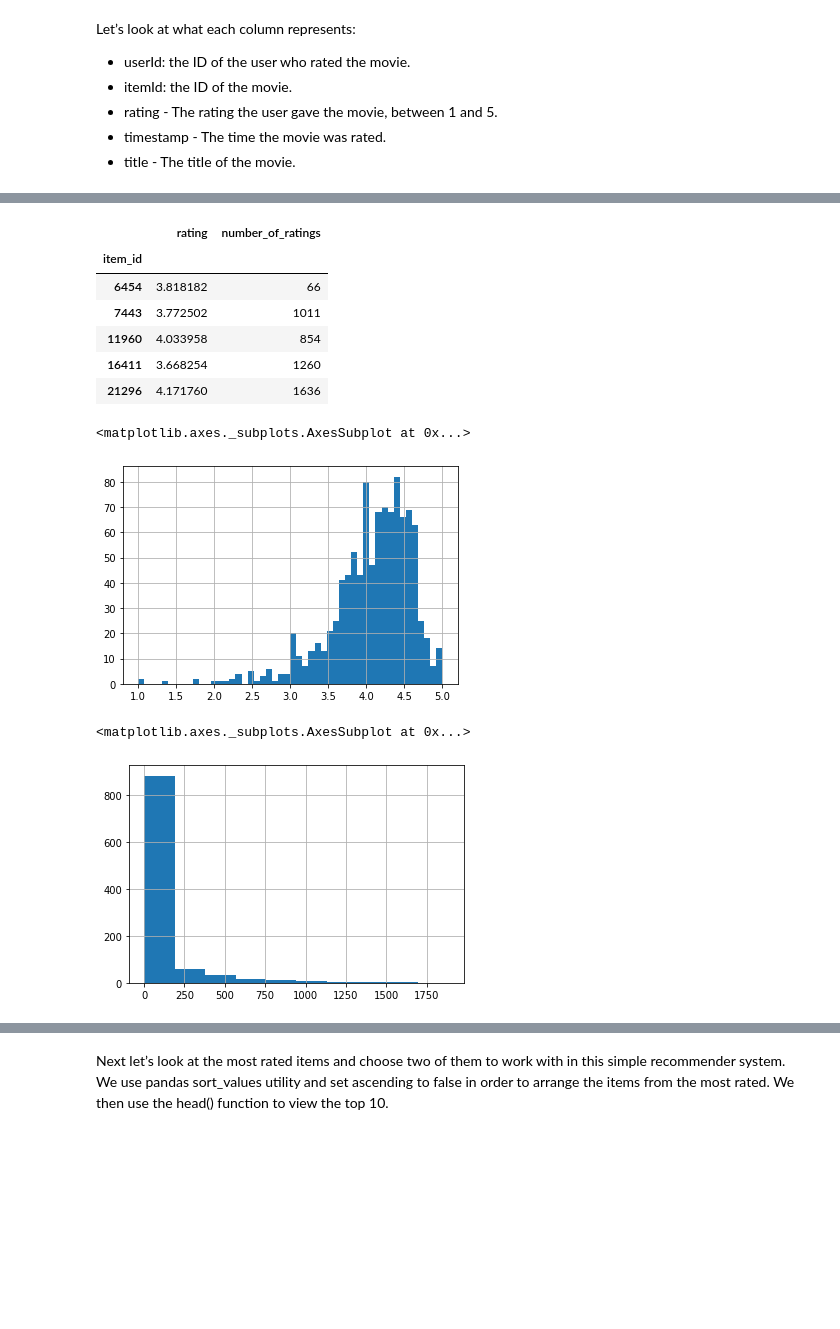
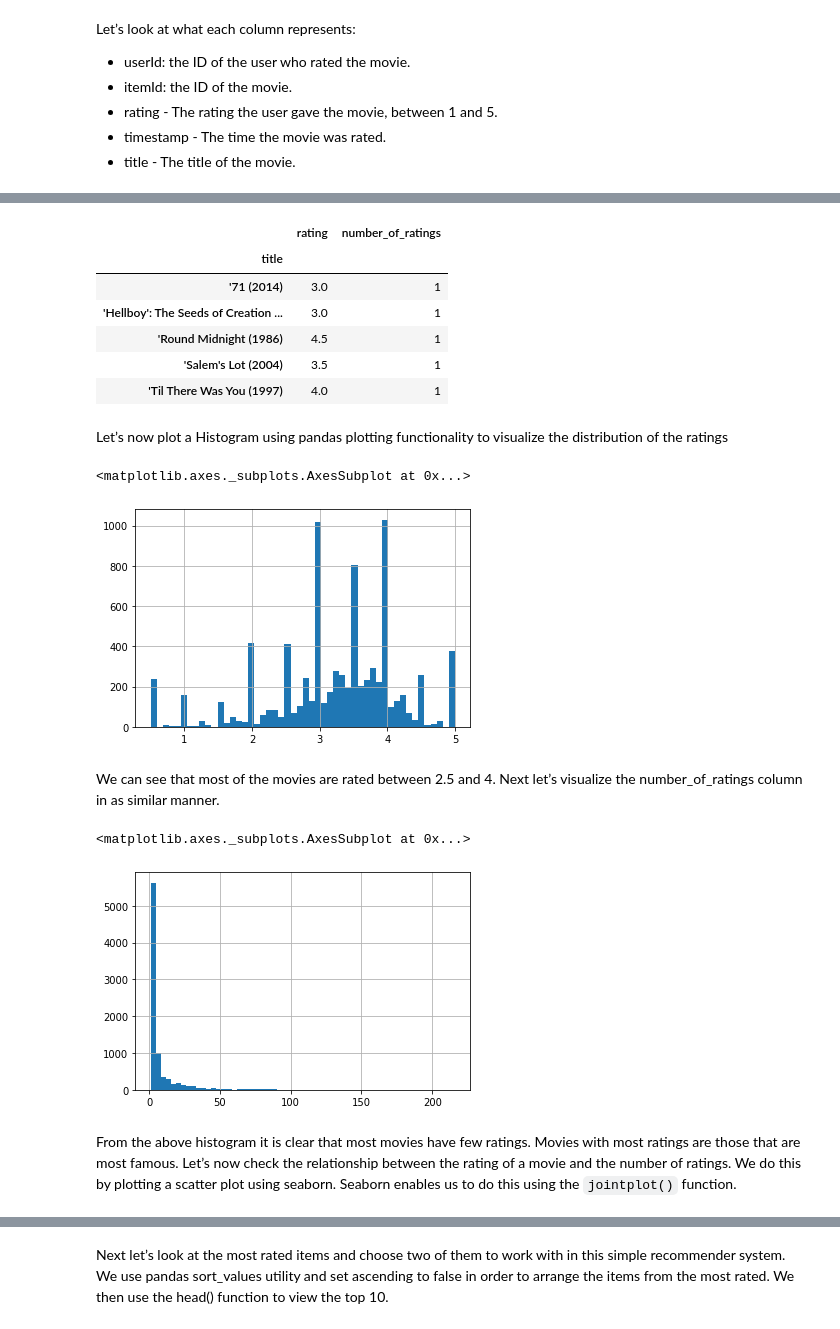
Before and after one commit to salma71/MSDS_SU2020, a Jupyter notebook: Recommender_system612/week_1/Basic_recommender_1.ipynb, the cells around one changed output, grey strips where cells are left out. Saved outputs shown, nothing was run; the diff lists cells and outputs as text; code cells hidden in the pictures; blank space fills up the shorter version.

```diff
--- a/Recommender_system612/week_1/Basic_recommender_1.ipynb
+++ b/Recommender_system612/week_1/Basic_recommender_1.ipynb
@@ -44,5 +56,5 @@ Let’s look at what each column represents:
 # %%
-ratings = pd.DataFrame(df.groupby('item_id')['rating'].mean())
-display(ratings.head())
+ratings = pd.DataFrame(df.groupby('title')['rating'].mean())
+ratings.head()
 # %% [output]
 |  | rating |
@@ -55,26 +69,33 @@ display(ratings.head())
 # %%
-ratings['number_of_ratings'] = df.groupby('item_id')['rating'].count()
+ratings['number_of_ratings'] = df.groupby('title')['rating'].count()
 ratings.head()
 # %% [output]
 |  | rating | number_of_ratings |
-| item_id |  |  |
-| 6454 | 3.818182 | 66 |
-| 7443 | 3.772502 | 1011 |
-| 11960 | 4.033958 | 854 |
-| 16411 | 3.668254 | 1260 |
-| 21296 | 4.171760 | 1636 |
+| title |  |  |
+| '71 (2014) | 3.0 | 1 |
+| 'Hellboy': The Seeds of Creation ... | 3.0 | 1 |
+| 'Round Midnight (1986) | 4.5 | 1 |
+| 'Salem's Lot (2004) | 3.5 | 1 |
+| 'Til There Was You (1997) | 4.0 | 1 |
+# %% [markdown]
+Let’s now plot a Histogram using pandas plotting functionality to visualize the distribution of the ratings
 # %%
 import matplotlib.pyplot as plt
 %matplotlib inline
 ratings['rating'].hist(bins=50)
 # %% [output]
 <matplotlib.axes._subplots.AxesSubplot at 0x...>
-[figure, old version]
+[figure, new version]
+# %% [markdown]
+We can see that most of the movies are rated between 2.5 and 4. Next let’s visualize the number_of_ratings column in as similar manner.
 # %%
-ratings['number_of_ratings'].hist(bins=10)
+ratings['number_of_ratings'].hist(bins=60)
 # %% [output]
 <matplotlib.axes._subplots.AxesSubplot at 0x...>
-[figure, old version]
+[figure, new version]
+# %% [markdown]
+From the above histogram it is clear that most movies have few ratings. Movies with most ratings are those that are most famous.
+Let’s now check the relationship between the rating of a movie and the number of ratings. We do this by plotting a scatter plot using seaborn. Seaborn enables us to do this using the `jointplot()` function.
 # %%
 import seaborn as sns
 sns.jointplot(x='rating', y='number_of_ratings', data=ratings)
```
Also changed, not shown: parts of 8 cells of this notebook.
